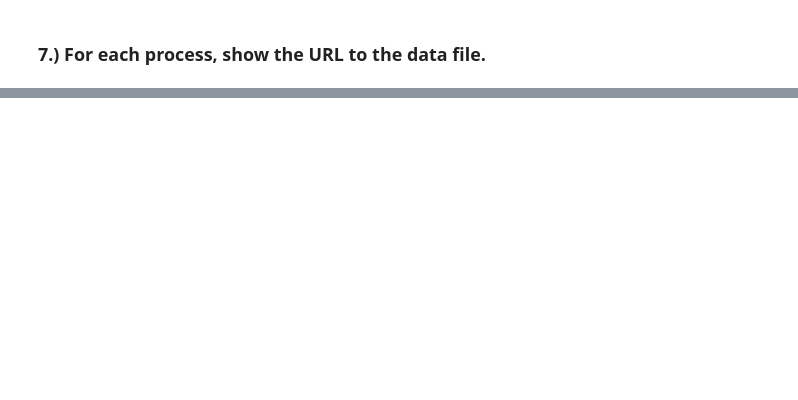
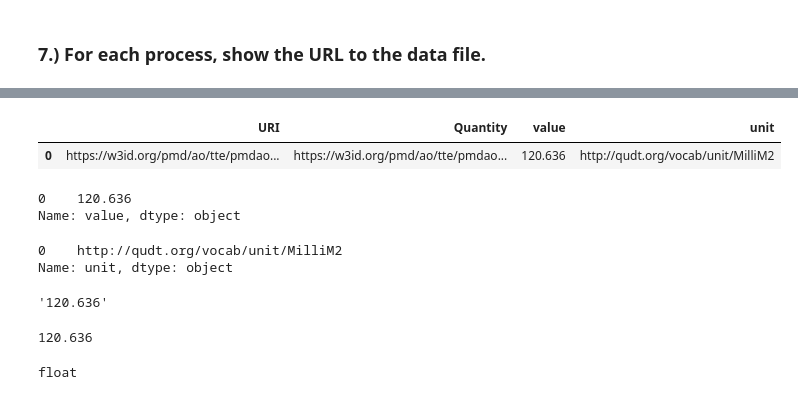
Before and after one commit to mbruns91/pmd_mesh-demonstrator, a Jupyter notebook: notebooks/02-exploration_via_sparql.ipynb, the cells around one changed output, grey strips where cells are left out. Drawn from its saved outputs; the diff is of its cells as text; code cells hidden in the pictures; blank space fills up the shorter version.

```diff
--- a/notebooks/02-exploration_via_sparql.ipynb
+++ b/notebooks/02-exploration_via_sparql.ipynb
@@ -351,0 +492,30 @@ query = queries.metadata(testURI)
+# %%
+results_test_URI.query("Quantity == 'https://w3id.org/pmd/ao/tte/pmdao-tto-tt-S355-1_crossSectionArea_S0'")
+# %% [output]
+|  | URI | Quantity | value | unit |
+| 0 | https://w3id.org/pmd/ao/tte/pmdao... | https://w3id.org/pmd/ao/tte/pmdao... | 120.636 | http://qudt.org/vocab/unit/MilliM2 |
+# %%
+s0_value_ds = results_test_URI.query("Quantity == 'https://w3id.org/pmd/ao/tte/pmdao-tto-tt-S355-1_crossSectionArea_S0'")['value']
+s0_value_ds
+# %% [output]
+0    120.636
+Name: value, dtype: object
+# %%
+s0_unit_ds = results_test_URI.query("Quantity == 'https://w3id.org/pmd/ao/tte/pmdao-tto-tt-S355-1_crossSectionArea_S0'")['unit']
+s0_unit_ds
+# %% [output]
+0    http://qudt.org/vocab/unit/MilliM2
+Name: unit, dtype: object
+# %%
+s0_value_ds[0] # is a string
+# %% [output]
+'120.636'
+# %%
+import ast
+ast.literal_eval(s0_value_ds[0]) # convert to the correct type using abstract sysntax tree
+# %% [output]
+120.636
+# %%
+type(ast.literal_eval(s0_value_ds[0]))
+# %% [output]
+float
```
Also changed, not shown: parts of 28 cells of this notebook, 4 other files.
